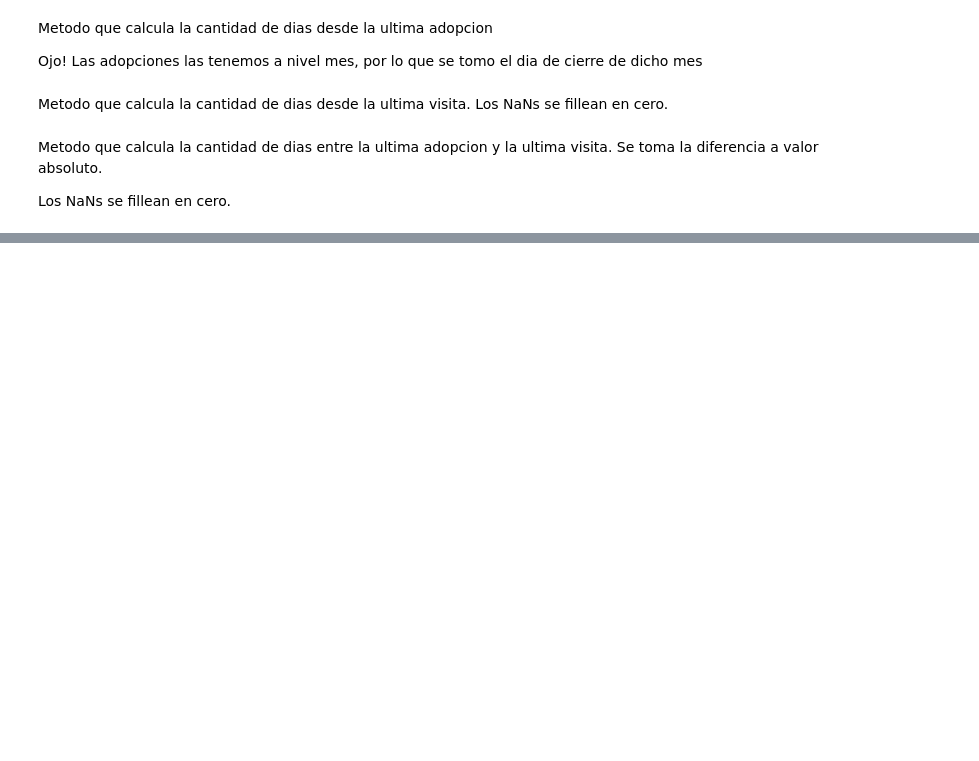
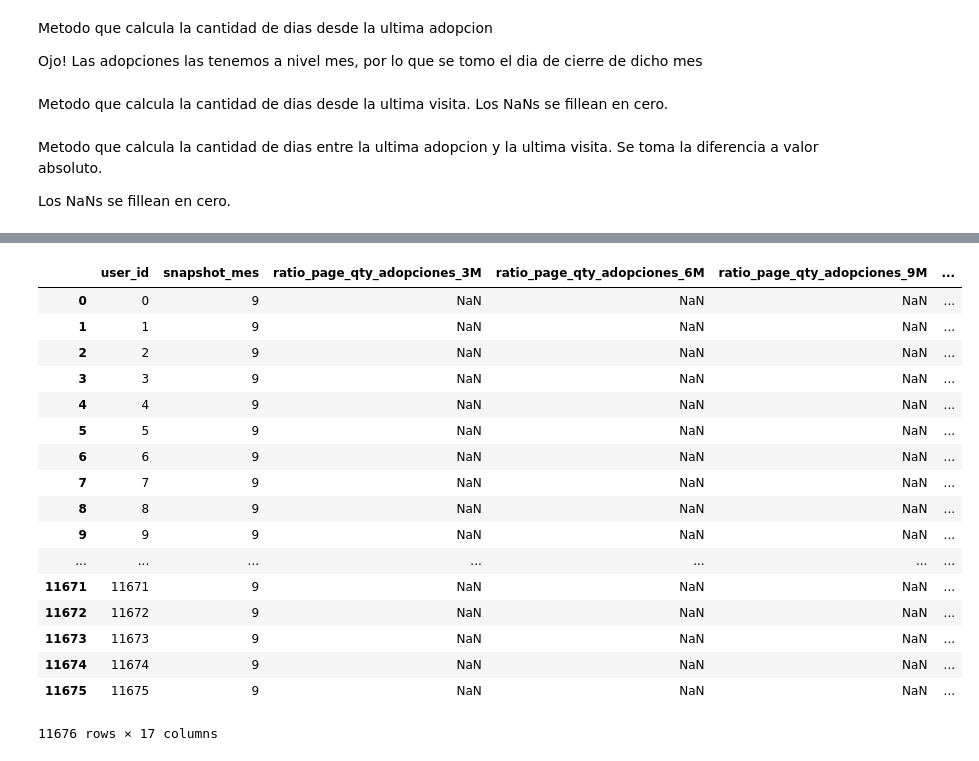
Before and after one commit to francomatiasferrari/ggal_dataton, a Jupyter notebook: funciones_CF.ipynb, the cells around one changed output, grey strips where cells are left out. Saved outputs shown, nothing was run; the diff lists cells and outputs as text; code cells hidden in the pictures; blank space fills up the shorter version.

Commit message:
ratio_page_qty_adopciones method added

```diff
--- a/funciones_CF.ipynb
+++ b/funciones_CF.ipynb
@@ -153,0 +216,24 @@ def qty_days_last_visit_vs_adoption(universo, df_pageviews, df_conversiones):
+# %%
+# testing methods
+universo = ratio_page_qty_adopciones(universo, df_pageviews, df_conversiones)
+# %%
+universo
+# %% [output]
+|  | user_id | snapshot_mes | ratio_page_qty_adopciones_3M | ratio_page_qty_adopciones_6M | ratio_page_qty_adopciones_9M | ... |
+| 0 | 0 | 9 | NaN | NaN | NaN | ... |
+| 1 | 1 | 9 | NaN | NaN | NaN | ... |
+| 2 | 2 | 9 | NaN | NaN | NaN | ... |
+| 3 | 3 | 9 | NaN | NaN | NaN | ... |
+| 4 | 4 | 9 | NaN | NaN | NaN | ... |
+| 5 | 5 | 9 | NaN | NaN | NaN | ... |
+| 6 | 6 | 9 | NaN | NaN | NaN | ... |
+| 7 | 7 | 9 | NaN | NaN | NaN | ... |
+| 8 | 8 | 9 | NaN | NaN | NaN | ... |
+| 9 | 9 | 9 | NaN | NaN | NaN | ... |
+| ... | ... | ... | ... | ... | ... | ... |
+| 11671 | 11671 | 9 | NaN | NaN | NaN | ... |
+| 11672 | 11672 | 9 | NaN | NaN | NaN | ... |
+| 11673 | 11673 | 9 | NaN | NaN | NaN | ... |
+| 11674 | 11674 | 9 | NaN | NaN | NaN | ... |
+| 11675 | 11675 | 9 | NaN | NaN | NaN | ... |
+11676 rows × 17 columns
```
Also changed, not shown: parts of 4 cells of this notebook.
